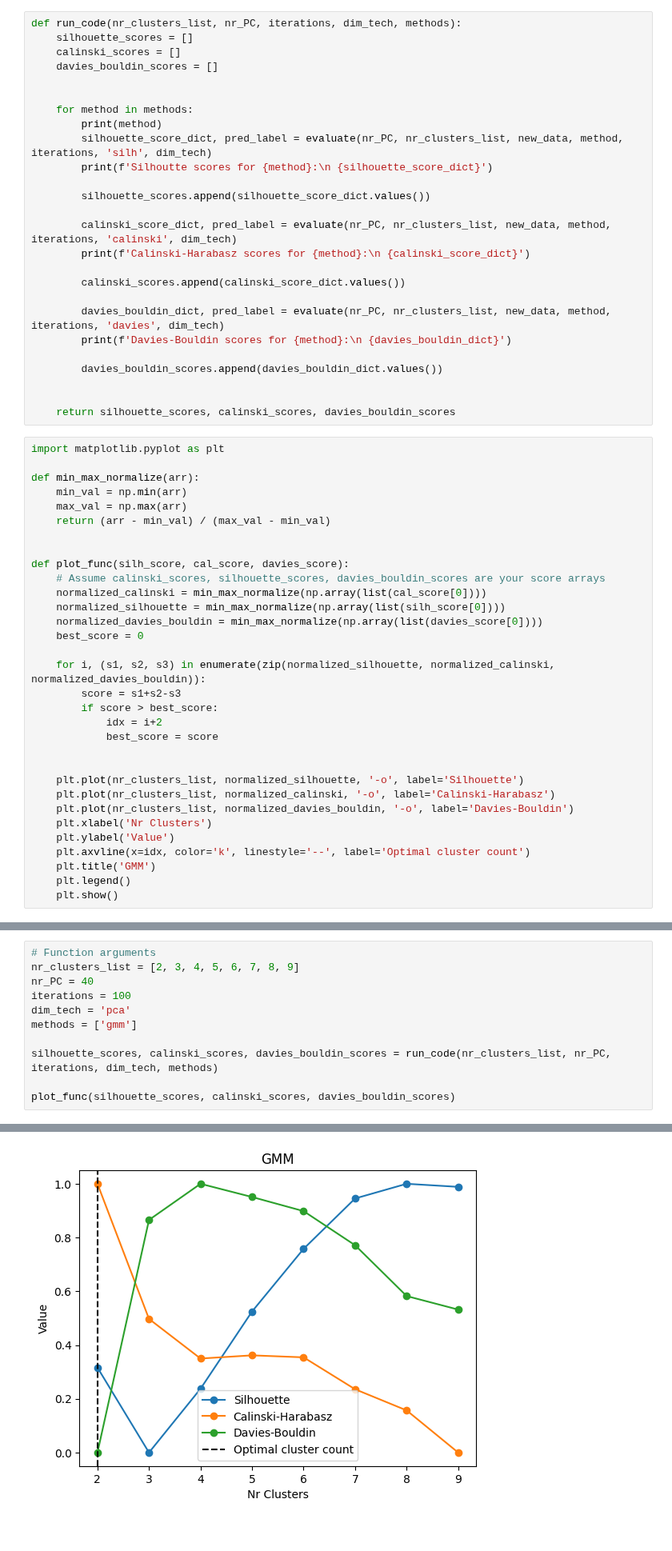
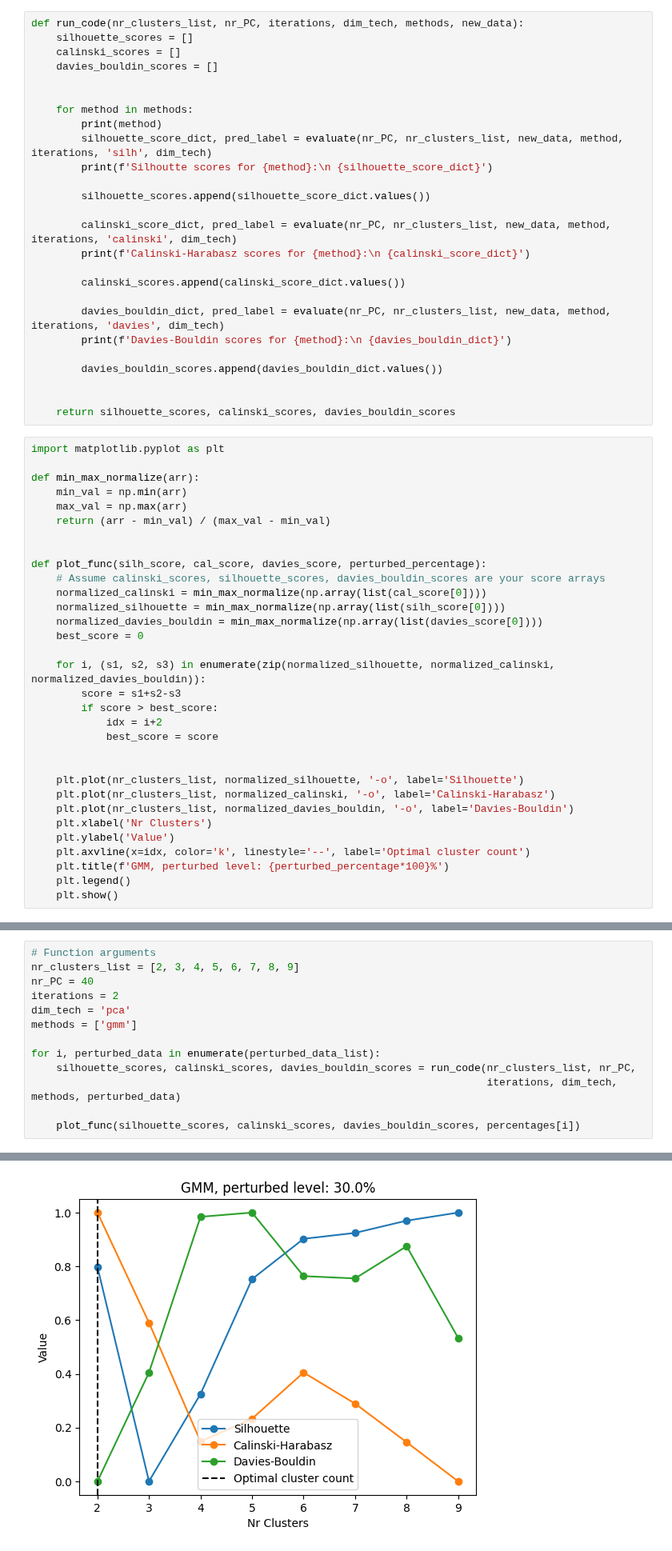
Before and after one commit to maximiliann97/Big-data-MVE441, a Jupyter notebook: Project3_task2.ipynb, the cells around one changed output, grey strips where cells are left out. Shown at 80% size. Saved outputs shown, nothing was run; the diff lists cells and outputs as text.

```diff
--- a/Project3_task2.ipynb
+++ b/Project3_task2.ipynb
@@ -288,7 +288,7 @@ def barplot(score_values, score_names, Title):
 
     plt.show()
 # %%
-def run_code(nr_clusters_list, nr_PC, iterations, dim_tech, methods):
+def run_code(nr_clusters_list, nr_PC, iterations, dim_tech, methods, new_data):
     silhouette_scores = []
     calinski_scores = []
     davies_bouldin_scores = []
@@ -322,7 +322,7 @@ def min_max_normalize(arr):
     return (arr - min_val) / (max_val - min_val)
 
 
-def plot_func(silh_score, cal_score, davies_score):
+def plot_func(silh_score, cal_score, davies_score, perturbed_percentage):
     # Assume calinski_scores, silhouette_scores, davies_bouldin_scores are your score arrays
     normalized_calinski = min_max_normalize(np.array(list(cal_score[0])))
     normalized_silhouette = min_max_normalize(np.array(list(silh_score[0])))
@@ -342,7 +342,7 @@ def plot_func(silh_score, cal_score, davies_score):
     plt.xlabel('Nr Clusters')
     plt.ylabel('Value')
     plt.axvline(x=idx, color='k', linestyle='--', label='Optimal cluster count')
-    plt.title('GMM')
+    plt.title(f'GMM, perturbed level: {perturbed_percentage*100}%')
     plt.legend()
     plt.show()
 # %% [markdown]
@@ -359,13 +359,15 @@ for p in percentages:
 # Function arguments
 nr_clusters_list = [2, 3, 4, 5, 6, 7, 8, 9]
 nr_PC = 40
-iterations = 100
+iterations = 2
 dim_tech = 'pca'
 methods = ['gmm']
 
-silhouette_scores, calinski_scores, davies_bouldin_scores = run_code(nr_clusters_list, nr_PC, iterations, dim_tech, methods)
+for i, perturbed_data in enumerate(perturbed_data_list):
+    silhouette_scores, calinski_scores, davies_bouldin_scores = run_code(nr_clusters_list, nr_PC,
+                                                                         iterations, dim_tech, methods, perturbed_data)
 
-plot_func(silhouette_scores, calinski_scores, davies_bouldin_scores)
+    plot_func(silhouette_scores, calinski_scores, davies_bouldin_scores, percentages[i])
 # %% [output]
 gmm
 Silhoutte scores for gmm:
@@ -377 +379 @@ Davies-Bouldin scores for gmm:
-[figure, old version]
+[figure, new version]
```
Also changed, not shown: parts of 3 cells of this notebook, 1 other file.
